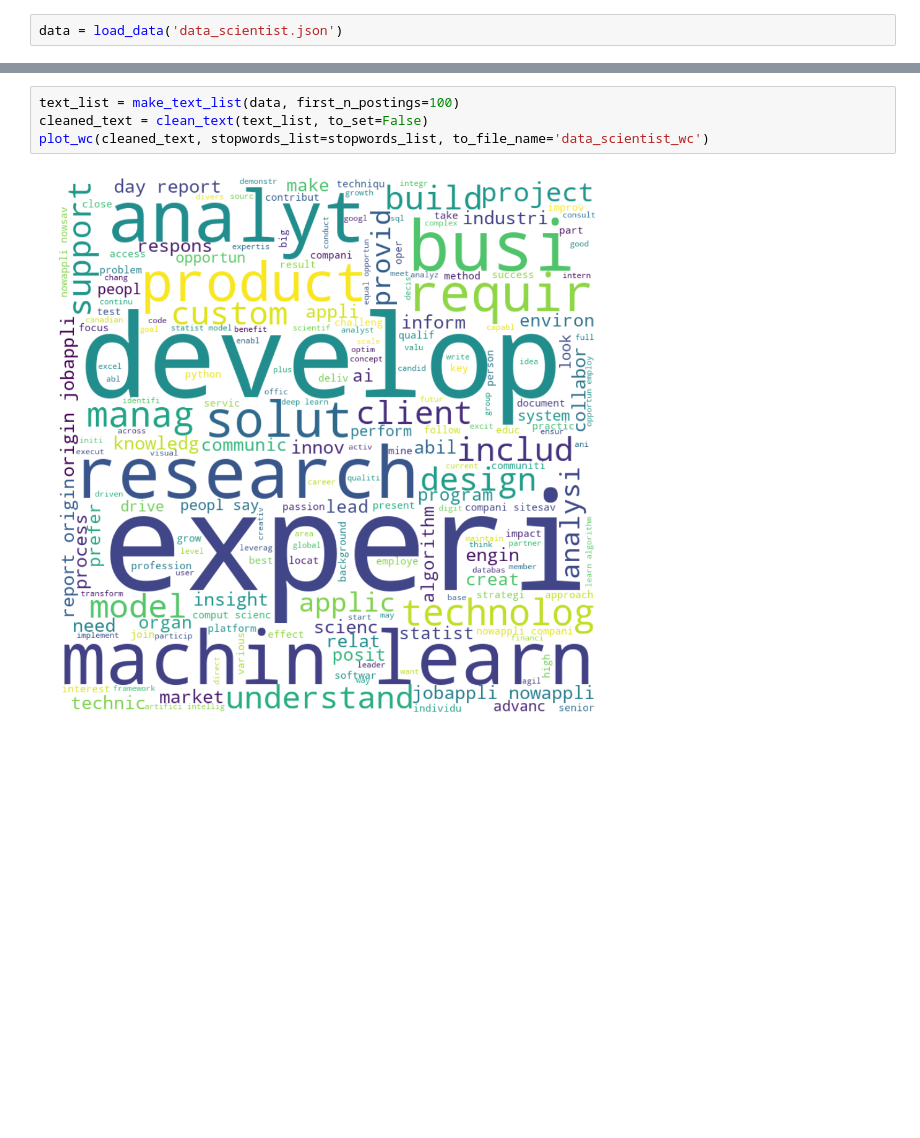
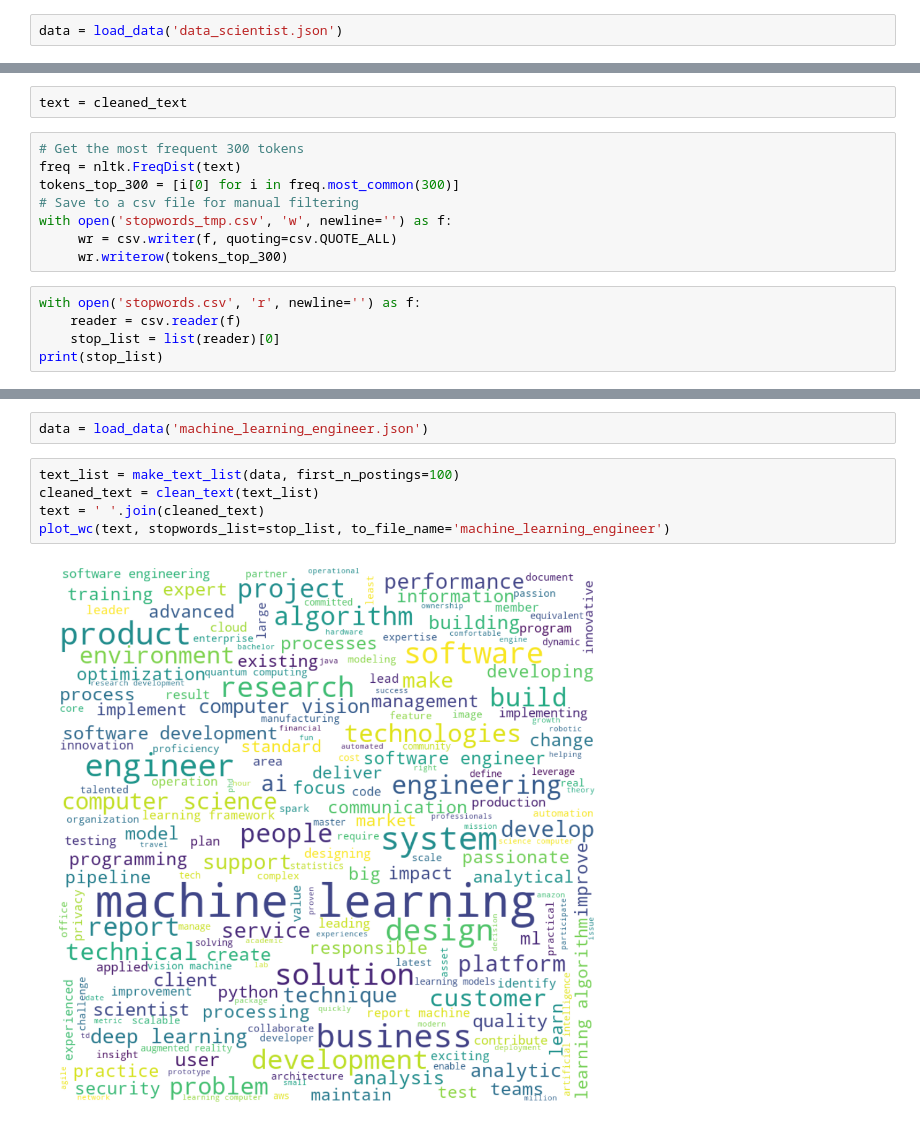
Before and after one commit to georgeliu1998/ideal_profiles, a Jupyter notebook: ideal_profiles_2.ipynb, the cells around one changed output, grey strips where cells are left out. Saved outputs shown, nothing was run; the diff lists cells and outputs as text; blank space fills up the shorter version.

```diff
--- a/ideal_profiles_2.ipynb
+++ b/ideal_profiles_2.ipynb
@@ -134,0 +35,15 @@ plot_wc(cleaned_text, stopwords_list=stopwords_list, to_file_name='data_scientis
+# %%
+text = cleaned_text
+# %%
+# Get the most frequent 300 tokens
+freq = nltk.FreqDist(text)
+tokens_top_300 = [i[0] for i in freq.most_common(300)]
+# Save to a csv file for manual filtering
+with open('stopwords_tmp.csv', 'w', newline='') as f:
+     wr = csv.writer(f, quoting=csv.QUOTE_ALL)
+     wr.writerow(tokens_top_300)
+# %%
+with open('stopwords.csv', 'r', newline='') as f:
+    reader = csv.reader(f)
+    stop_list = list(reader)[0]
+print(stop_list)
@@ -135,6 +63,9 @@ plot_wc(cleaned_text, stopwords_list=stopwords_list, to_file_name='data_scientis
+# %%
+data = load_data('machine_learning_engineer.json')
 # %%
 text_list = make_text_list(data, first_n_postings=100)
-cleaned_text = clean_text(text_list, to_set=False)
-plot_wc(cleaned_text, stopwords_list=stopwords_list, to_file_name='data_scientist_wc')
+cleaned_text = clean_text(text_list)
+text = ' '.join(cleaned_text)
+plot_wc(text, stopwords_list=stop_list, to_file_name='machine_learning_engineer')
 # %% [output]
-[figure, old version]
+[figure, new version]
```
Also changed, not shown: parts of 15 cells of this notebook.
